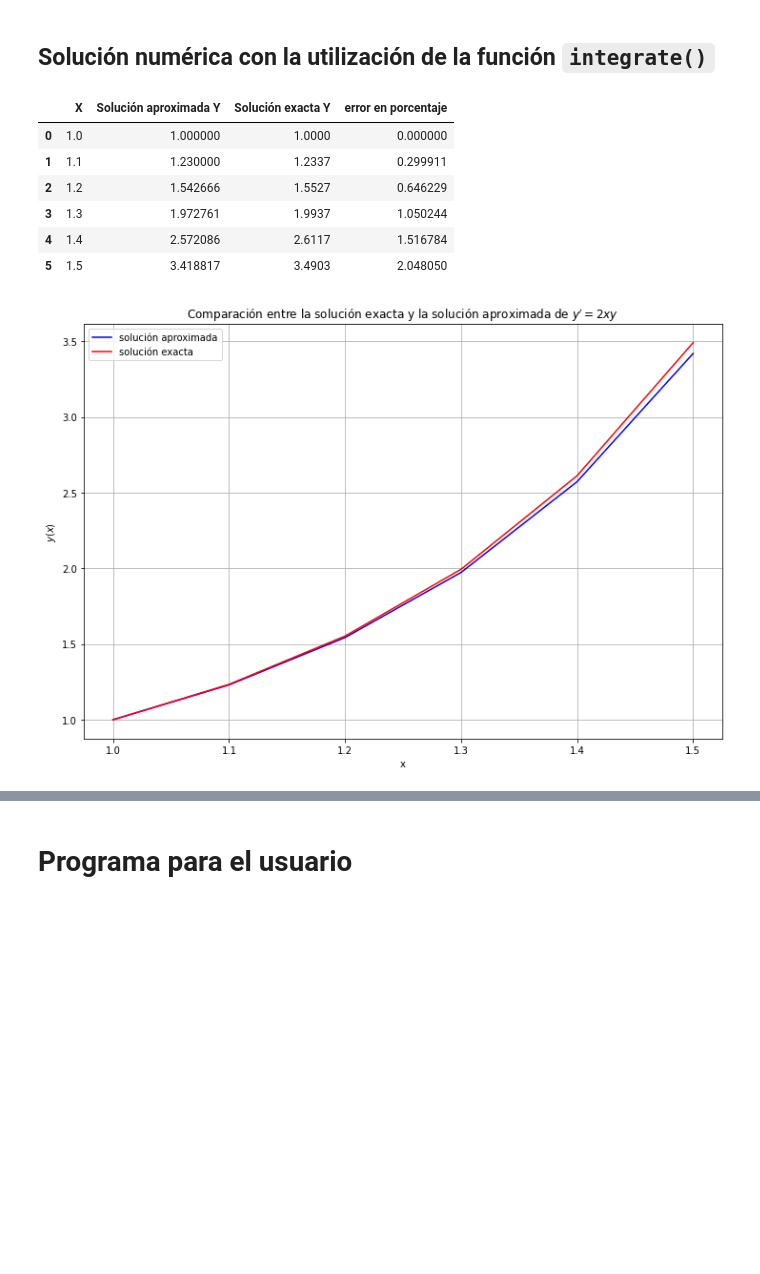
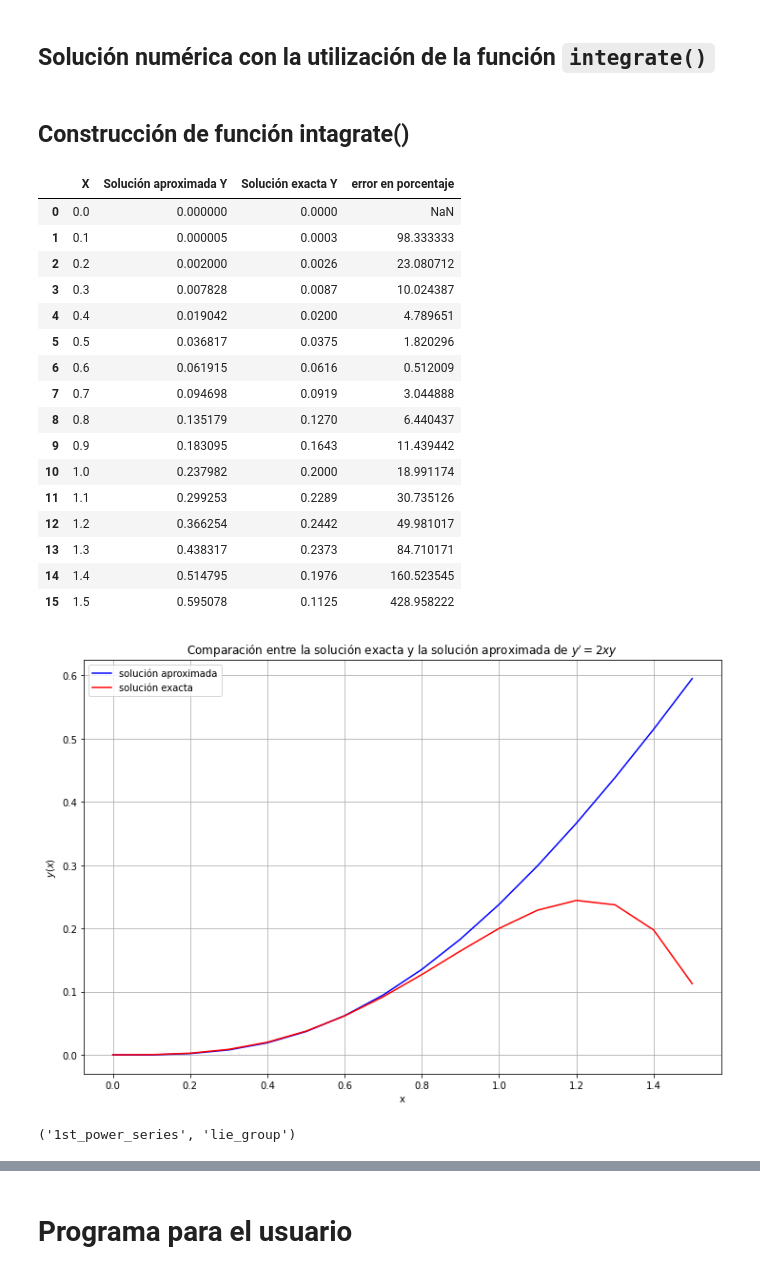
Before and after one commit to marco-canas/methods, a Jupyter notebook: banco_ejemplos/taylor_3_terminos.ipynb, the cells around one changed output, grey strips where cells are left out. Saved outputs shown, nothing was run; the diff lists cells and outputs as text; code cells hidden in the pictures; blank space fills up the shorter version.

Commit message:
corrección de la función integrate() para la solución de PVI de primer orden utilizando el método numérico de Taylor de tres términos.

```diff
--- a/banco_ejemplos/taylor_3_terminos.ipynb
+++ b/banco_ejemplos/taylor_3_terminos.ipynb
@@ -230,6 +233,8 @@ eq
 # %%
 sol_gen = dsolve(eq, y)
 sol_gen
+# %% [markdown]
+## Construcción de función intagrate()
 # %%
 import numpy as np
 from sympy import *
@@ -248,12 +253,17 @@ def integrate(yp, x0, y0, paso, a):   # y' = yp = F(x,y) = 2xy
     yp_sympy = sympify(yp, evaluate = False) # convierte la expresión del ususrio (un str) en una expresión de sympy
     yp_sympy_ = yp_sympy.subs({x:x_, y:y_})  # cambia x por x_  y y por y_ (lo que hicimos es un cambio de variables)
     yp_numpy = lambdify([x,y], yp_sympy)     # convierte la función de sympy en función de numpy
-    h = 0.001
-    ypp_numpy=lambdify([x,y],( (yp_numpy(x+h,y) - yp_numpy(x,y) )/h + (( yp_numpy(x,y+h) - yp_numpy(x,y) )/h) *yp_numpy(x,y) ))
+    d = 0.001                                # denominador del cocente incremental que define la derivada
+    ypp_numpy=lambdify([x,y],( (yp_numpy(x+d,y) - yp_numpy(x,y) )/d + (( yp_numpy(x,y+d) - yp_numpy(x,y) )/d) *yp_numpy(x,y) ))
                                              # calcula la segunda derivada de $y$ con respecto a x.
-    eq = Eq(diff(y_, x_), yp_sympy_)         # construye la ecuación diferencial en términos de sympy y' = F(x,y)
-    sol_gen = dsolve(eq, y_)                 # halla la solución general de la Ecuación diferencial
-    eq_c = Eq( 1, sol_gen.rhs.subs({x_:1}) ) # sustituye la condición inicial
+    eq = Eq(diff(y_, x_), yp_sympy_) # construye la ecuación diferencial en términos de sympy y' = F(x,y)
+
+    sol_gen = dsolve(eq, y_)
+
+    sol_gen = sol_gen.subs({O(x_**6):0}) # halla la solución general de la Ecuación diferencial
+
+
+    eq_c = Eq(y0, sol_gen.rhs.subs({x_:x0}) ) # sustituye la condición inicial
                                              # el parámetro de la solución general lo vuelve una variable simbólica de sympy
     Const = solve(eq_c,C1)
     Const = Const[0]
@@ -272,7 +282,7 @@ def integrate(yp, x0, y0, paso, a):   # y' = yp = F(x,y) = 2xy
         y0 += yp_numpy(x0, y0)*paso + ypp_numpy(x0, y0)*paso**2/2  # Taylor
         Y_approx.append(y0)
         x0 += paso
-        y0_exac = round(float(sol_pvi_sympy.rhs.subs({x_:x0}) ), 4)
+        y0_exac = round( float(sol_pvi_sympy.rhs.subs({x_:x0}) ), 4)
         Y_exact.append(y0_exac)
         X.append(x0)
     Error = np.abs(np.array(Y_approx) - np.array(Y_exact))/np.array(Y_exact)*100
@@ -295,13 +305,23 @@ def integrate(yp, x0, y0, paso, a):   # y' = yp = F(x,y) = 2xy
     plt.savefig('comparacion_de_soluciones.jpg')  # esta función crea el archivo .jpg en la carpeta de trabajo.
     return tabla
 # %%
-integrate("2*x*y", x0 = 1, y0 = 1, paso = 0.1, a = 1.5)
+integrate("(x-y)**2", x0 = 0, y0 = 0, paso = 0.1, a = 1.5)
 # %% [output]
 |  | X | Solución aproximada Y | Solución exacta Y | error en porcentaje |
-| 0 | 1.0 | 1.000000 | 1.0000 | 0.000000 |
-| 1 | 1.1 | 1.230000 | 1.2337 | 0.299911 |
-| 2 | 1.2 | 1.542666 | 1.5527 | 0.646229 |
-| 3 | 1.3 | 1.972761 | 1.9937 | 1.050244 |
-| 4 | 1.4 | 2.572086 | 2.6117 | 1.516784 |
-| 5 | 1.5 | 3.418817 | 3.4903 | 2.048050 |
+| 0 | 0.0 | 0.000000 | 0.0000 | NaN |
+| 1 | 0.1 | 0.000005 | 0.0003 | 98.333333 |
+| 2 | 0.2 | 0.002000 | 0.0026 | 23.080712 |
+| 3 | 0.3 | 0.007828 | 0.0087 | 10.024387 |
+| 4 | 0.4 | 0.019042 | 0.0200 | 4.789651 |
+| 5 | 0.5 | 0.036817 | 0.0375 | 1.820296 |
+| 6 | 0.6 | 0.061915 | 0.0616 | 0.512009 |
+| 7 | 0.7 | 0.094698 | 0.0919 | 3.044888 |
+| 8 | 0.8 | 0.135179 | 0.1270 | 6.440437 |
+| 9 | 0.9 | 0.183095 | 0.1643 | 11.439442 |
+| 10 | 1.0 | 0.237982 | 0.2000 | 18.991174 |
+| 11 | 1.1 | 0.299253 | 0.2289 | 30.735126 |
+| 12 | 1.2 | 0.366254 | 0.2442 | 49.981017 |
+| 13 | 1.3 | 0.438317 | 0.2373 | 84.710171 |
+| 14 | 1.4 | 0.514795 | 0.1976 | 160.523545 |
+| 15 | 1.5 | 0.595078 | 0.1125 | 428.958222 |
-[figure, old version]
+[figure, new version]
@@ -307,0 +345,4 @@ integrate("2*x*y", x0 = 1, y0 = 1, paso = 0.1, a = 1.5)
+# %%
+classify_ode(eq)
+# %% [output]
+('1st_power_series', 'lie_group')
```
Also changed, not shown: parts of 25 cells of this notebook, 1 other file.
